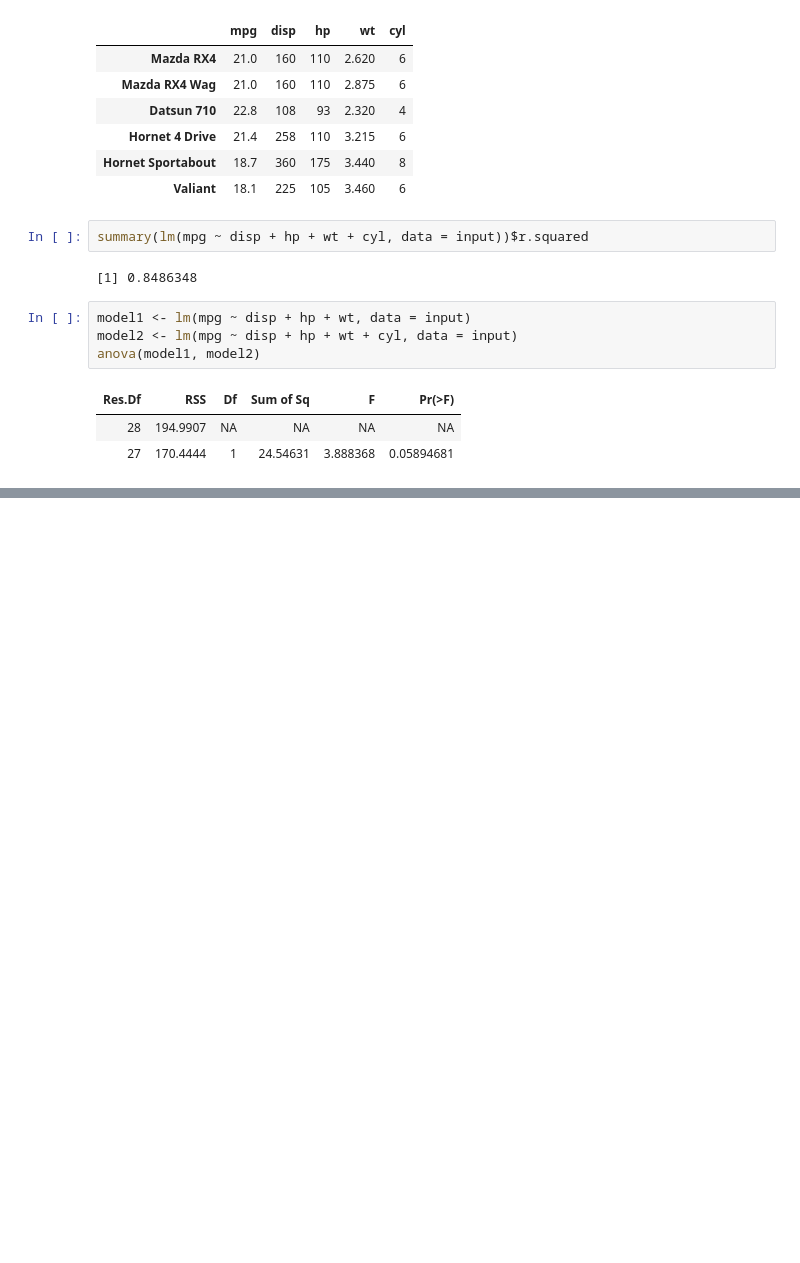
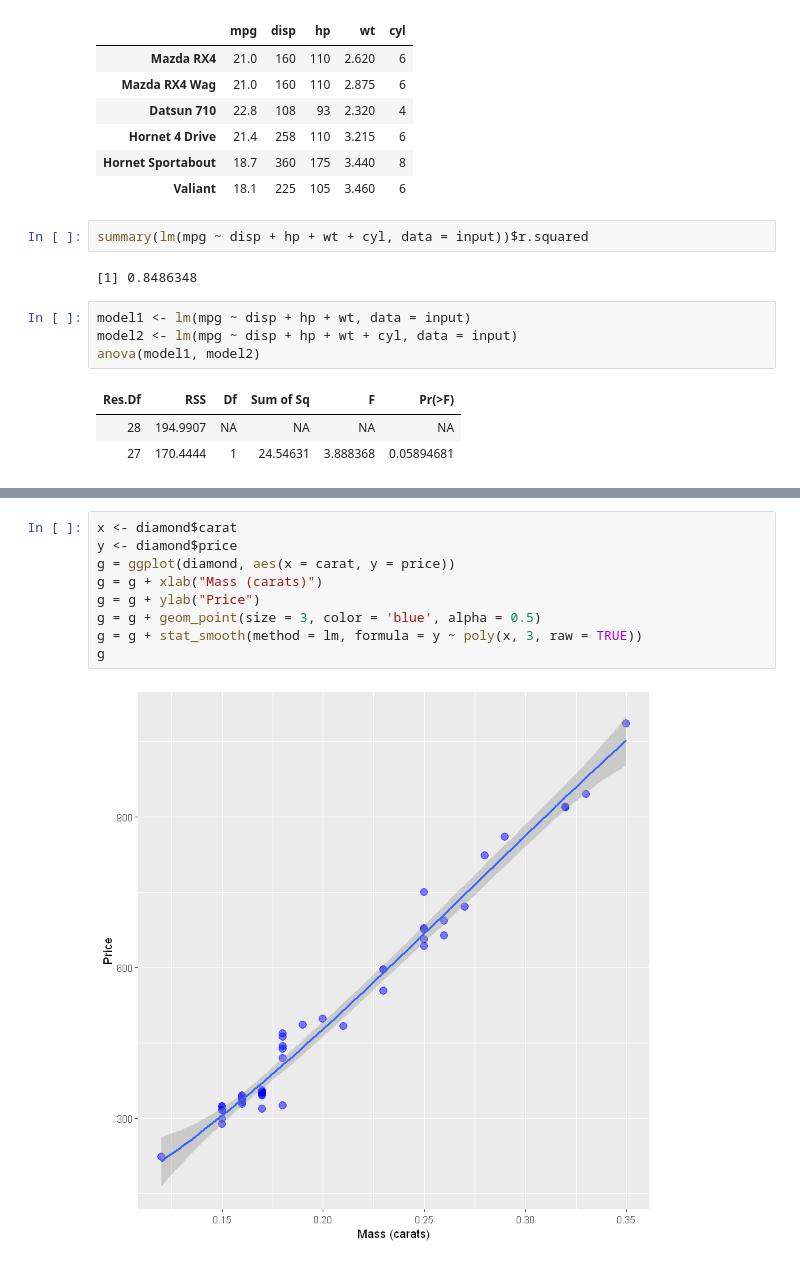
Before and after one commit to hannansatopay/DSML-R, a Jupyter notebook: Notebook/Regression II.ipynb, the cells around one changed output, grey strips where cells are left out. Drawn from its saved outputs; the diff is of its cells as text; blank space fills up the shorter version.

```diff
--- a/Notebook/Regression II.ipynb
+++ b/Notebook/Regression II.ipynb
@@ -169,0 +197,11 @@ anova(model1, model2)
+# %%
+x <- diamond$carat
+y <- diamond$price
+g = ggplot(diamond, aes(x = carat, y = price))
+g = g + xlab("Mass (carats)")
+g = g + ylab("Price")
+g = g + geom_point(size = 3, color = 'blue', alpha = 0.5)
+g = g + stat_smooth(method = lm, formula = y ~ poly(x, 3, raw = TRUE))
+g
+# %% [output]
+[figure, added]
```
Also changed, not shown: parts of 16 cells of this notebook.
